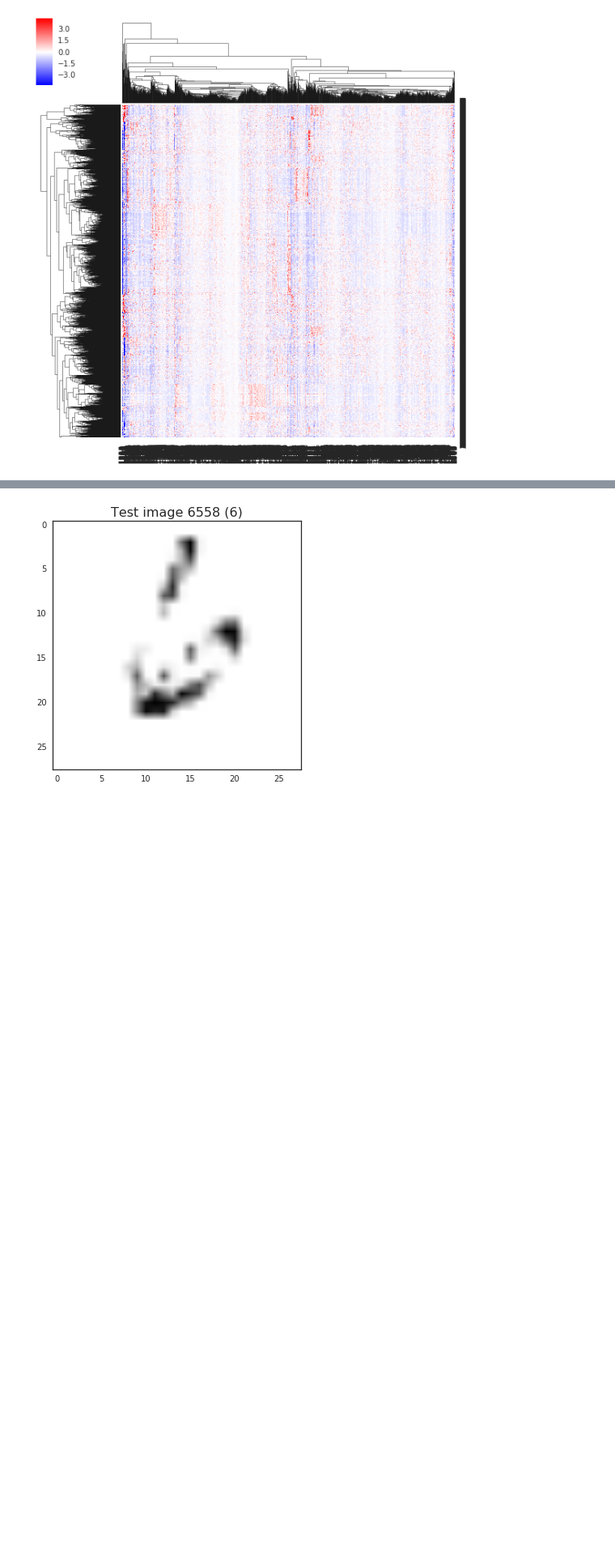
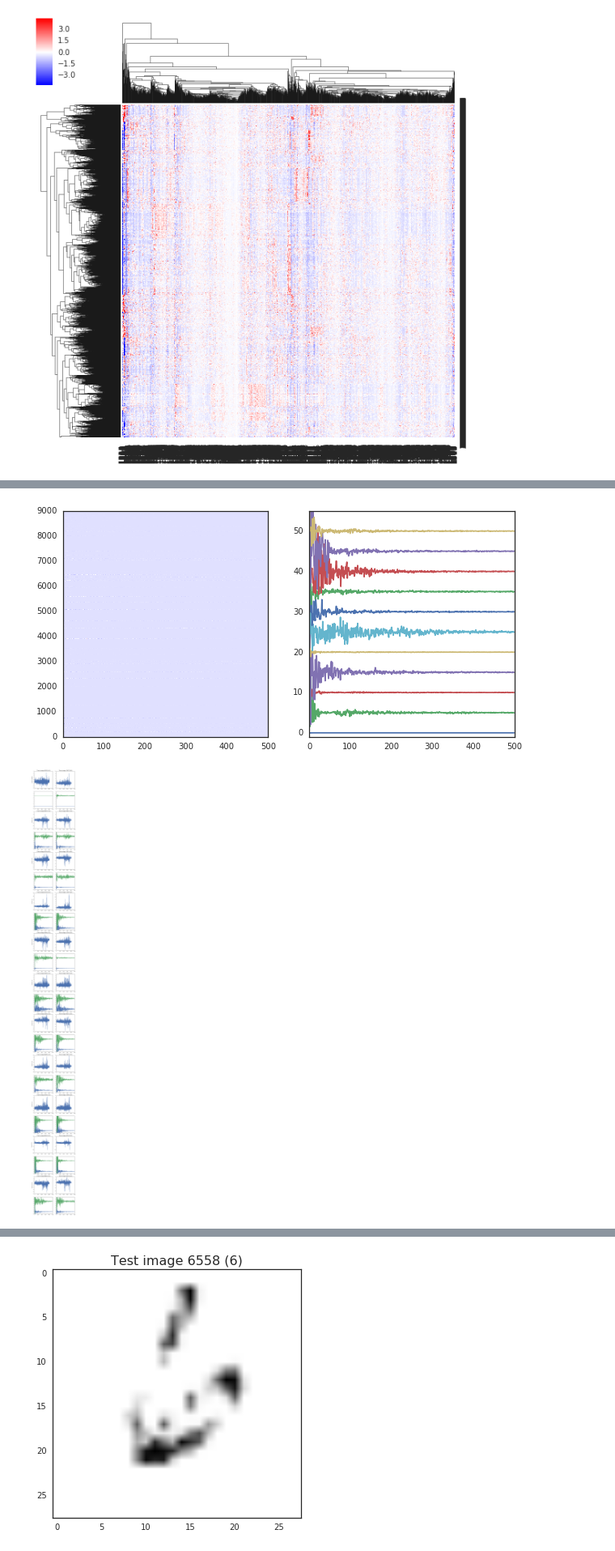
Before and after one commit to bbbert/influence-release, a Jupyter notebook: scripts/cluster_multiple_points-imageNet.ipynb, the cells around one changed output, grey strips where cells are left out. Shown at 81% size. Drawn from its saved outputs; the diff is of its cells as text; code cells hidden in the pictures; blank space fills up the shorter version.

```diff
--- a/scripts/cluster_multiple_points-imageNet.ipynb
+++ b/scripts/cluster_multiple_points-imageNet.ipynb
@@ -195,0 +202,5 @@ g = sns.clustermap(data,method='complete',cmap='bwr',vmin=data.min()/color_scali
+# %%
+km = plot_and_cluster_matrix(infl_vectors_no_hess_lower, n_clusters=11, n_visualize=2)
+# %% [output]
+[figure, added]
+[figure, added]
```
Also changed, not shown: parts of 11 cells of this notebook, 4 other files.
